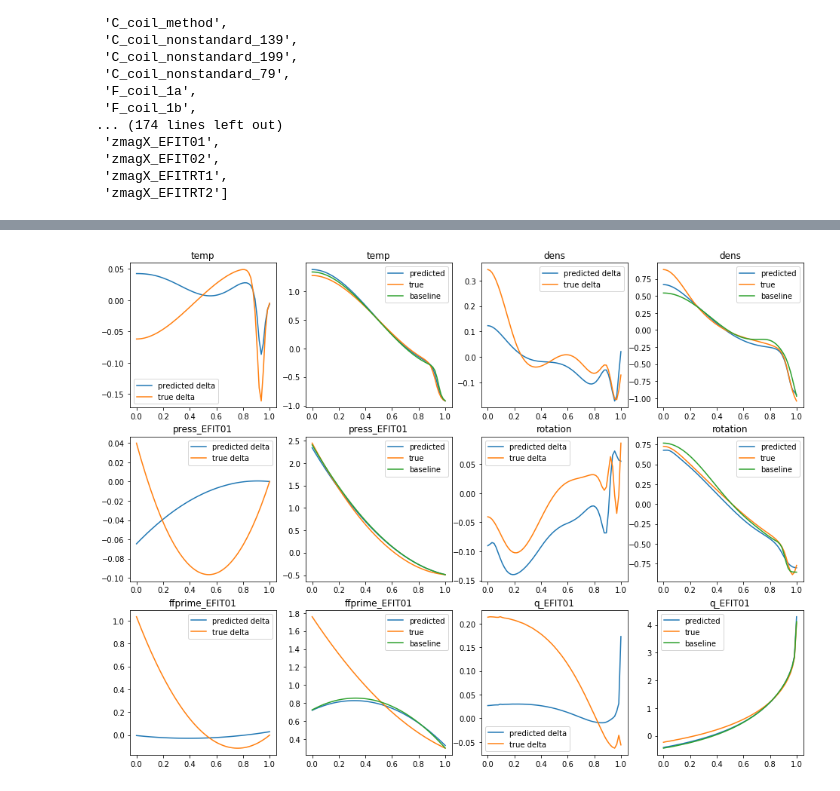
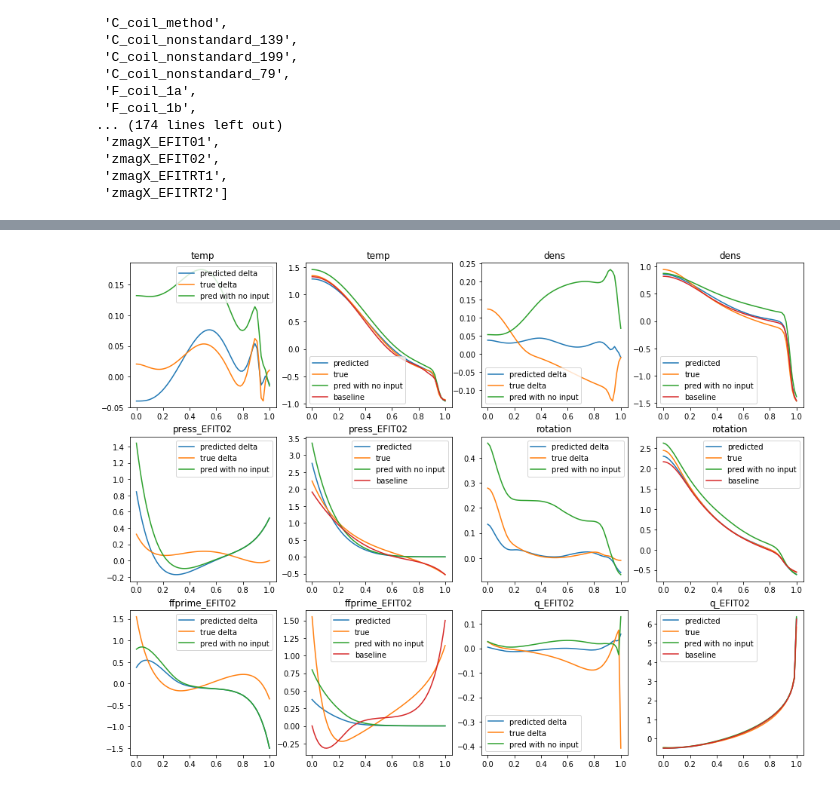
Before and after one commit to PlasmaControl/plasma-profile-predictor, a Jupyter notebook: linear_model.ipynb, the cells around one changed output, grey strips where cells are left out. Saved outputs shown, nothing was run; the diff lists cells and outputs as text; code cells hidden in the pictures.

Commit message:
added linear model, other junk

```diff
--- a/linear_model.ipynb
+++ b/linear_model.ipynb
@@ -84,9 +96,10 @@ U = {sig: data[sig] for sig in actuator_names}
 # take SVD of inputs
 params = {}
 for sig in tqdm_notebook(X.keys(), position=0):
-    U1,S,V = np.linalg.svd(X[sig].T, full_matrices=False)
+    U1,S,V = np.linalg.svd(X[sig], full_matrices=False)
     params[sig + '_U'] = U1
     params[sig + '_S'] = S
     params[sig + '_V'] = V
+    params[sig + '_percentile'] = np.cumsum(S)/np.sum(S)
 # %% [output]
 [interactive output not drawn]
@@ -94,15 +125,18 @@ for sig in tqdm_notebook(X.keys(), position=0):
 # extract PCA modes
 kernels= {}
 pca_modes = {}
-num_pca_modes = 5
+nmodes = {}
+var_cutoff = .99
 for sig in profile_names:
-    pca_modes[sig] = params[sig + '_U'][:,0:num_pca_modes]
+    nmodes[sig] = np.nonzero(params[sig + '_percentile']>var_cutoff)[0][1]
+    pca_modes[sig] = params[sig + '_U'][:,0:nmodes[sig]].T
     kernels[sig] = np.matmul(pca_modes[sig],pca_modes[sig].T)
 # %%
 # form input/output matrices of PCA modes
-Xpca = np.concatenate([np.matmul(np.diag(params[sig + '_S']),params[sig + '_V'])[0:num_pca_modes,:] for sig in profile_names],axis=0)
-Ypca = np.concatenate([np.matmul(Y[sig],pca_modes[sig]).T for sig in profile_names],axis=0)
-Upca = np.concatenate([U[sig].T for sig in actuator_names],axis=0)
+Xpca = np.concatenate([np.matmul(np.diag(params[sig + '_S']),
+                                 params[sig + '_V'])[0:nmodes[sig],:] for sig in profile_names],axis=0)
+Ypca = np.concatenate([np.matmul(pca_modes[sig],Y[sig]) for sig in profile_names],axis=0)
+Upca = np.concatenate([U[sig] for sig in actuator_names],axis=0)
 # %%
 # pinvert input matrix
 XU = np.concatenate([Xpca,Upca],axis=0)
@@ -115,23 +192,28 @@ B = AB[:,Xpca.shape[0]:]
+# %%
+model = linear_model(A,B,pca_modes,profile_names,actuator_names)
+predictions = model.predict_on_batch(X,U)
+preds_noinput = model.predict_on_batch(X,{key:val+.5 for key,val in U.items()})
 # %%
 # test: get a set of inputs, predict output, and project back onto PCA
-idx = 1
-baseline = {sig: X[sig][idx,:] for sig in profile_names}
-xinput = np.concatenate([np.matmul(X[sig][idx,:],pca_modes[sig]) for sig in profile_names])
-uinput = np.concatenate([U[sig][idx,:] for sig in actuator_names])
-youtput = np.matmul(A,xinput) + np.matmul(B,uinput)
-prediction = {sig: np.matmul(youtput[i*num_pca_modes:(i+1)*num_pca_modes],pca_modes[sig].T) for i, sig in enumerate(profile_names)}
-true = {sig: Y[sig][idx,:] for sig in profile_names}
+idx = 150
+baseline = {sig: X[sig][:,idx] for sig in profile_names}
+true = {sig: Y[sig][:,idx] for sig in profile_names}
+prediction = {sig: predictions[sig][:,idx] for sig in profile_names}
+pred_noinput = {sig: preds_noinput[sig][:,idx] for sig in profile_names}
+
 #plot
 psi = np.linspace(0,1,65)
 figsize = (4*4,3*4)
 fig, ax = plt.subplots(nrows=3, ncols=4, figsize=figsize)
 for i, sig in tqdm_notebook(enumerate(profile_names)):
-        ax[np.unravel_index(2*i,(3,4))].plot(psi,prediction[sig]-baseline[sig],psi,true[sig]-baseline[sig])
+        ax[np.unravel_index(2*i,(3,4))].plot(psi,prediction[sig]-baseline[sig],
+                                             psi,true[sig]-baseline[sig],psi,pred_noinput[sig]-baseline[sig])
         ax[np.unravel_index(2*i,(3,4))].title.set_text(sig)
-        ax[np.unravel_index(2*i,(3,4))].legend(['predicted delta','true delta'])
-        ax[np.unravel_index(2*i+1,(3,4))].plot(psi,prediction[sig],psi,true[sig],psi, baseline[sig])
+        ax[np.unravel_index(2*i,(3,4))].legend(['predicted delta','true delta','pred with no input'])
+        ax[np.unravel_index(2*i+1,(3,4))].plot(psi,prediction[sig],psi,true[sig],
+                                               psi,pred_noinput[sig],psi, baseline[sig])
         ax[np.unravel_index(2*i+1,(3,4))].title.set_text(sig)
-        ax[np.unravel_index(2*i+1,(3,4))].legend(['predicted','true','baseline'])
+        ax[np.unravel_index(2*i+1,(3,4))].legend(['predicted','true','pred with no input','baseline'])
 # %% [output]
 [interactive output not drawn]
-[figure, old version]
+[figure, new version]
```
Also changed, not shown: parts of 12 cells of this notebook, 3 other files.
